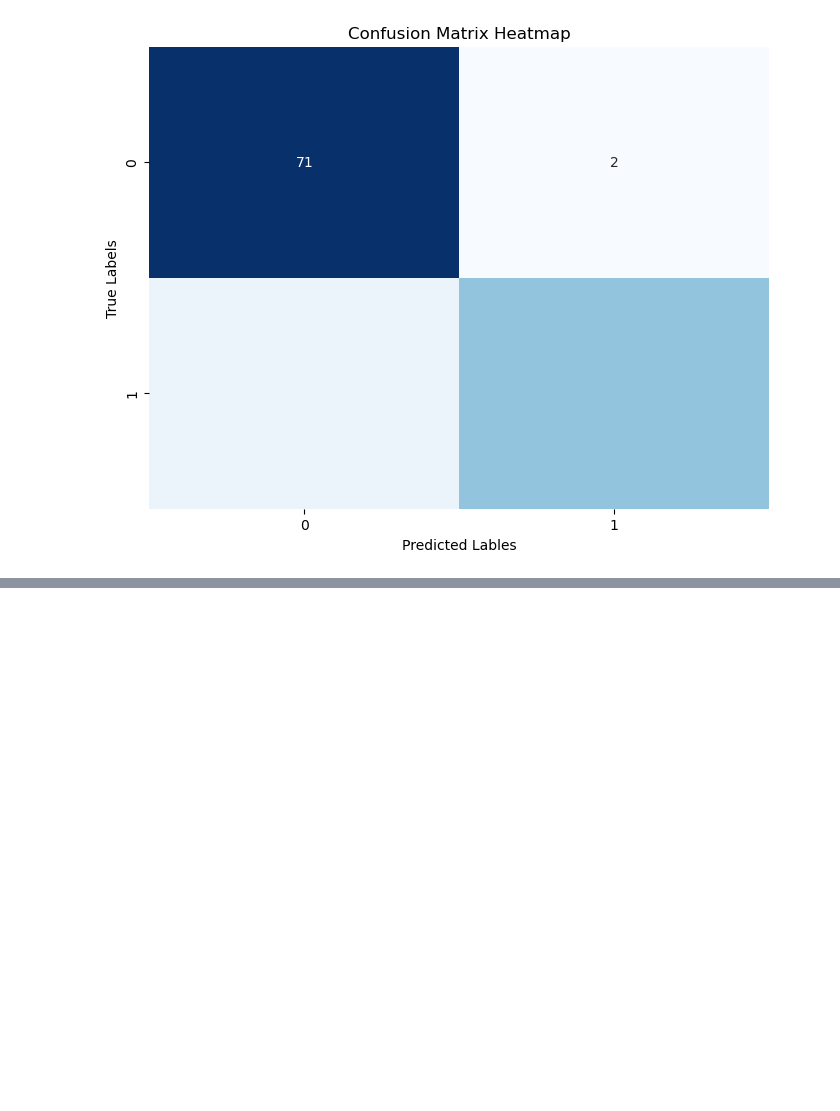
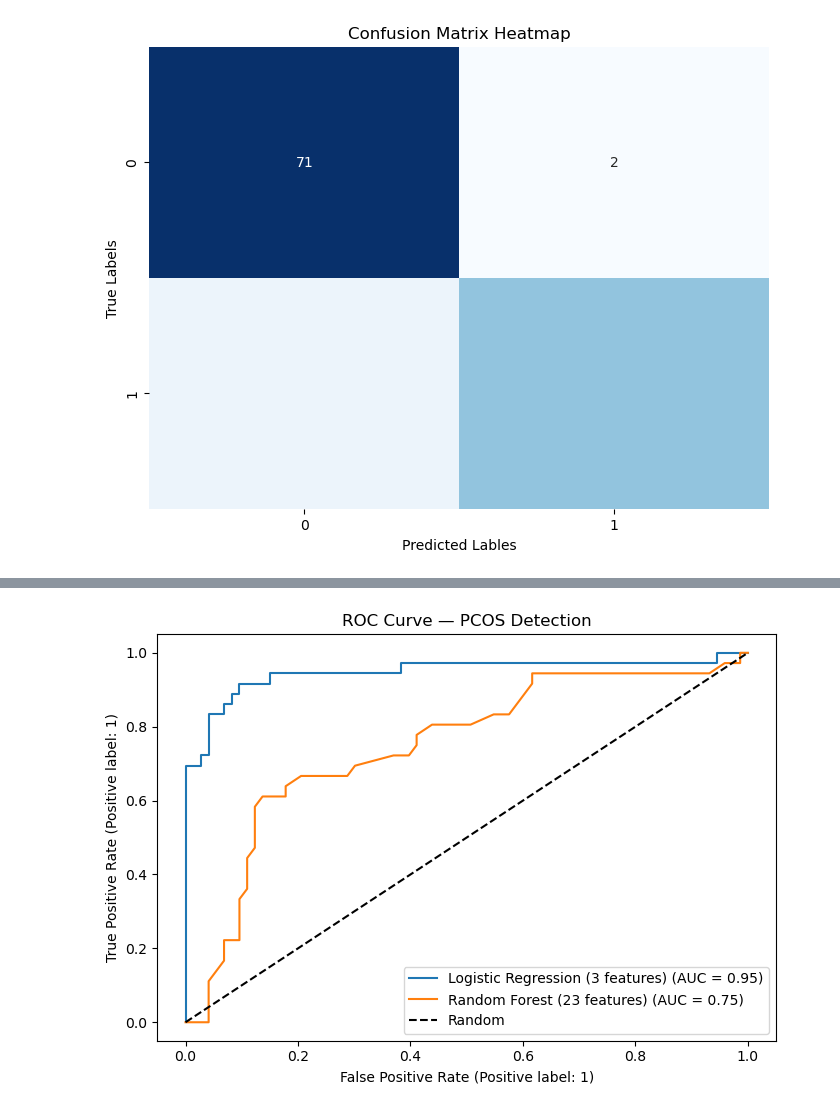
Before and after one commit to Pujakadayat/pcos-detection-ml, a Jupyter notebook: pcos_detection.ipynb, the cells around one changed output, grey strips where cells are left out. Drawn from its saved outputs; the diff is of its cells as text; code cells hidden in the pictures; blank space fills up the shorter version.

```diff
--- a/pcos_detection.ipynb
+++ b/pcos_detection.ipynb
@@ -72,6 +72,7 @@ df[~mask]
 | 305 | 306 | 10306 | 0 | 42.0 | 1.99 | a |
 # %%
 df['AMH(ng/mL)'] = pd.to_numeric(df['AMH(ng/mL)'], errors = 'coerce')
+df['AMH(ng/mL)'] = df['AMH(ng/mL)'].fillna(df['AMH(ng/mL)'].median())
 # %%
 df.dtypes
 # %% [output]
@@ -443,0 +817,15 @@ weighted avg       0.93      0.93      0.93       109
+# %%
+from sklearn.metrics import RocCurveDisplay
+
+fig, ax = plt.subplots(figsize=(7, 5))
+RocCurveDisplay.from_estimator(model, X_test_scaled, y_test,
+                                name="Logistic Regression (3 features)", ax=ax)
+RocCurveDisplay.from_estimator(rf2, X2_test_scaled, y2_test,
+                                name="Random Forest (23 features)", ax=ax)
+ax.plot([0,1],[0,1],'k--', label='Random')
+ax.set_title('ROC Curve — PCOS Detection')
+ax.legend()
+plt.tight_layout()
+plt.show()
+# %% [output]
+[figure, added]
```
Also changed, not shown: parts of 53 cells of this notebook.
